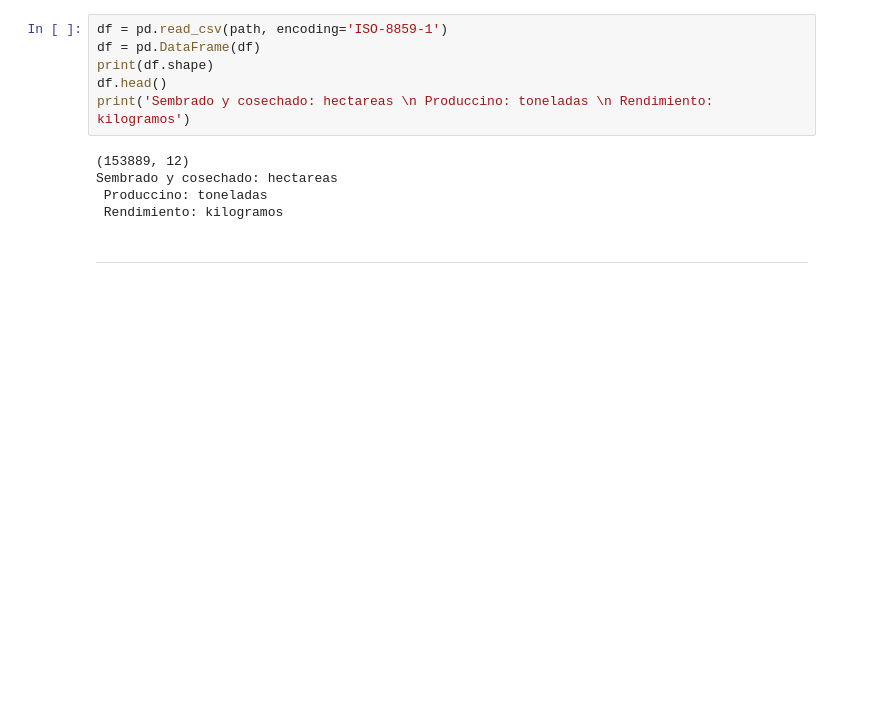
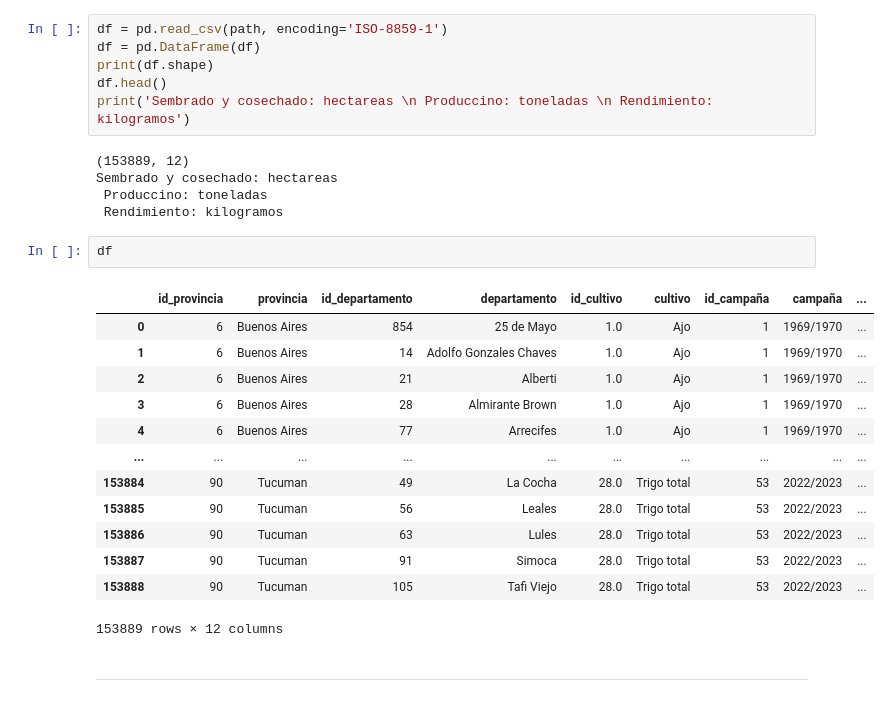
Before and after one commit to matublaq/CampoProject, a Jupyter notebook: Back/FilesPython/DataCollection.ipynb, the cells around one changed output. Cells and saved outputs as stored; diff of their text form; blank space fills up the shorter version.

```diff
--- a/Back/FilesPython/DataCollection.ipynb
+++ b/Back/FilesPython/DataCollection.ipynb
@@ -30,6 +32,22 @@ print('Sembrado y cosechado: hectareas \n Produccino: toneladas \n Rendimiento:
 Sembrado y cosechado: hectareas
  Produccino: toneladas
  Rendimiento: kilogramos
+# %%
+df
+# %% [output]
+|  | id_provincia | provincia | id_departamento | departamento | id_cultivo | cultivo | id_campaña | campaña | ... |
+| 0 | 6 | Buenos Aires | 854 | 25 de Mayo | 1.0 | Ajo | 1 | 1969/1970 | ... |
+| 1 | 6 | Buenos Aires | 14 | Adolfo Gonzales Chaves | 1.0 | Ajo | 1 | 1969/1970 | ... |
+| 2 | 6 | Buenos Aires | 21 | Alberti | 1.0 | Ajo | 1 | 1969/1970 | ... |
+| 3 | 6 | Buenos Aires | 28 | Almirante Brown | 1.0 | Ajo | 1 | 1969/1970 | ... |
+| 4 | 6 | Buenos Aires | 77 | Arrecifes | 1.0 | Ajo | 1 | 1969/1970 | ... |
+| ... | ... | ... | ... | ... | ... | ... | ... | ... | ... |
+| 153884 | 90 | Tucuman | 49 | La Cocha | 28.0 | Trigo total | 53 | 2022/2023 | ... |
+| 153885 | 90 | Tucuman | 56 | Leales | 28.0 | Trigo total | 53 | 2022/2023 | ... |
+| 153886 | 90 | Tucuman | 63 | Lules | 28.0 | Trigo total | 53 | 2022/2023 | ... |
+| 153887 | 90 | Tucuman | 91 | Simoca | 28.0 | Trigo total | 53 | 2022/2023 | ... |
+| 153888 | 90 | Tucuman | 105 | Tafi Viejo | 28.0 | Trigo total | 53 | 2022/2023 | ... |
+153889 rows × 12 columns
 # %% [markdown]
 ---
 # %% [markdown]
```
Also changed, not shown: parts of 2 cells of this notebook, 5 other files.
